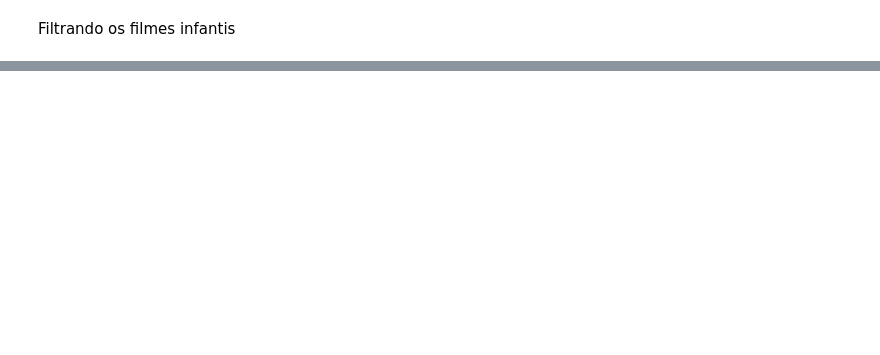
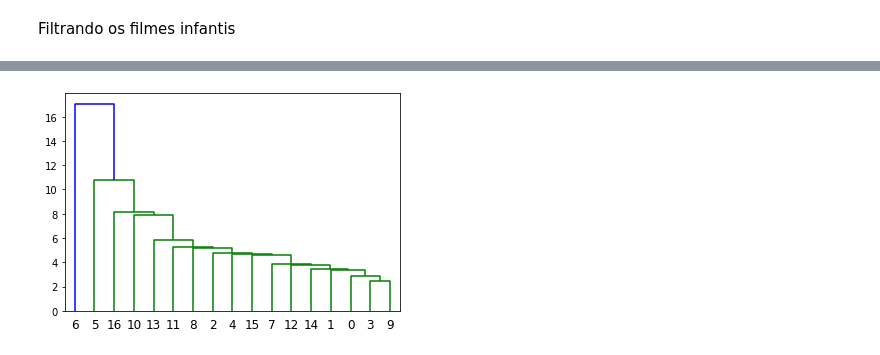
Before and after one commit to chamatt/Alura-Machine-Learning-Track, a Jupyter notebook: 02 - Introdução a algoritmos não supervisionados/KMeans.ipynb, the cells around one changed output, grey strips where cells are left out. Drawn from its saved outputs; the diff is of its cells as text; code cells hidden in the pictures; blank space fills up the shorter version.

```diff
--- a/02 - Introdução a algoritmos não supervisionados/KMeans.ipynb
+++ b/02 - Introdução a algoritmos não supervisionados/KMeans.ipynb
@@ -340,0 +375,12 @@ dados_dos_filmes[filtro].sample(10)
+# %%
+from scipy.cluster.hierarchy import dendrogram, linkage
+from sklearn.cluster import KMeans
+
+modelo = KMeans(n_clusters=17)
+modelo= modelo.fit(generos_escalados)
+grupos = pd.DataFrame(modelo.cluster_centers_,
+                      columns=generos.columns)
+grupos.T.plot.bar(subplots=True,
+                  figsize=(25,50),
+                  sharex=False,
+                  rot=0);
@@ -340,0 +389,3 @@ dados_dos_filmes[filtro].sample(10)
+# %%
+matriz_de_distancia = linkage(grupos)
+matriz_de_distancia
@@ -340,0 +409,5 @@ dados_dos_filmes[filtro].sample(10)
+# %%
+dendrograma = dendrogram(matriz_de_distancia)
+dendrograma;
+# %% [output]
+[figure, added]
```
Also changed, not shown: parts of 23 cells of this notebook.
